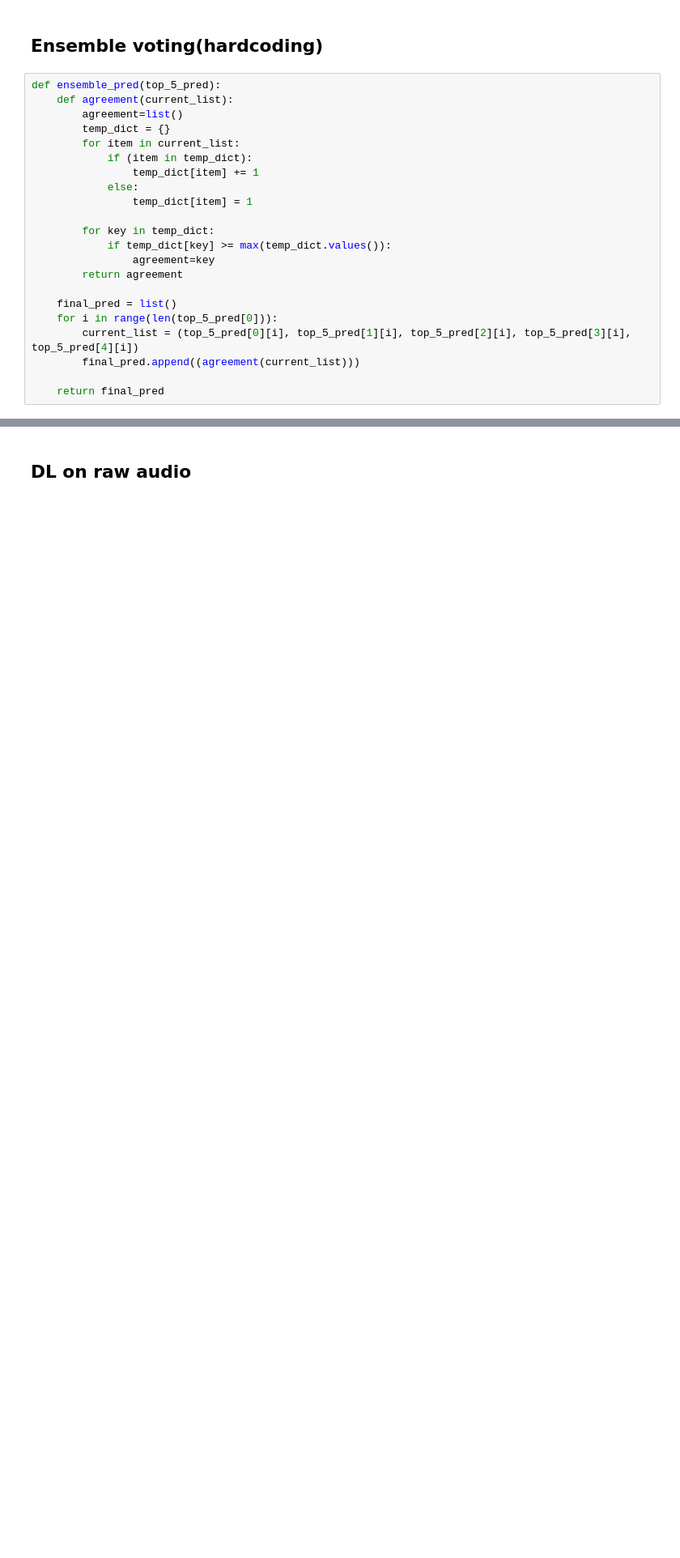
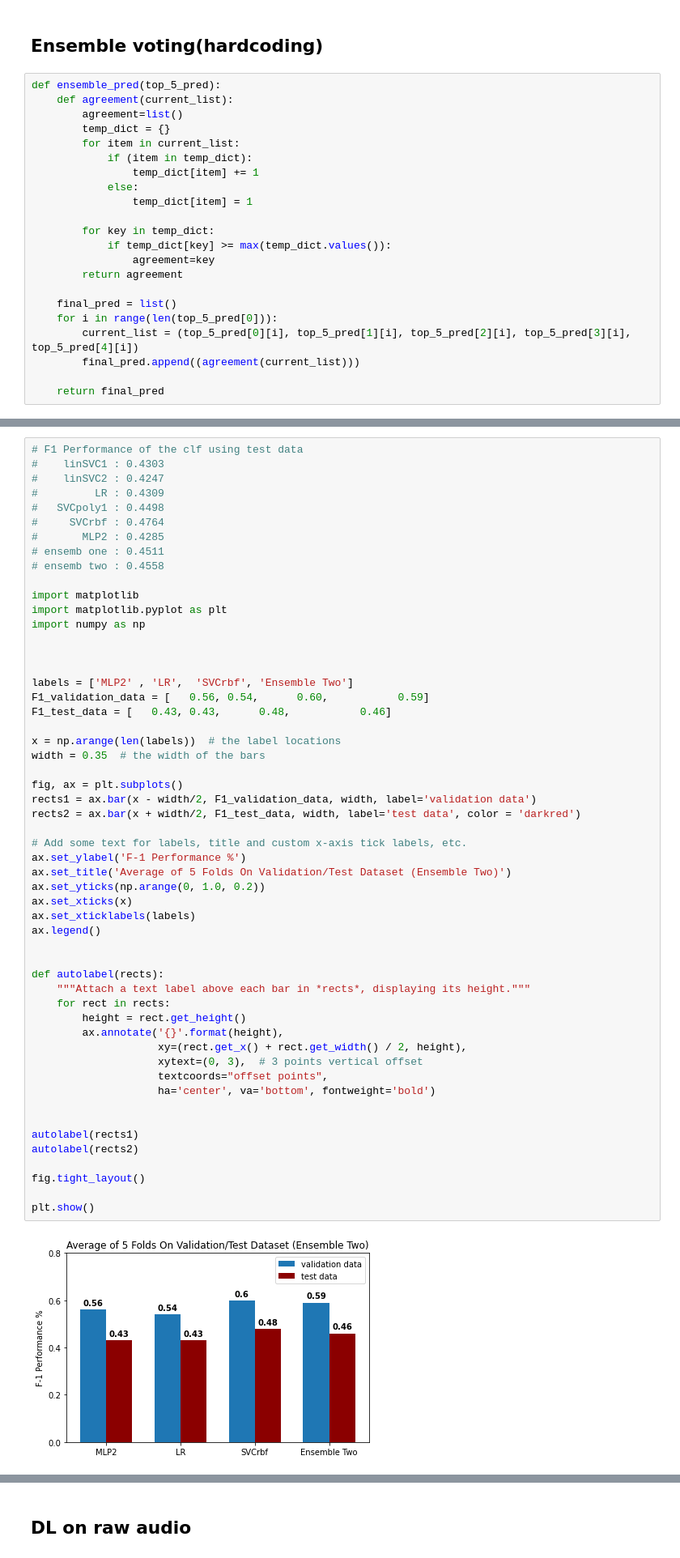
Before and after one commit to lucaspar/ds-project, a Jupyter notebook: code/src/baseline/baseline.ipynb, the cells around one changed output, grey strips where cells are left out. Shown at 81% size. Cells and saved outputs as stored; diff of their text form; blank space fills up the shorter version.

```diff
--- a/code/src/baseline/baseline.ipynb
+++ b/code/src/baseline/baseline.ipynb
@@ -809,0 +982,56 @@ Confusion Metrix of sklearn ensemble results with test data
+# %%
+# F1 Performance of the clf using test data
+#    linSVC1 : 0.4303
+#    linSVC2 : 0.4247
+#         LR : 0.4309
+#   SVCpoly1 : 0.4498
+#     SVCrbf : 0.4764
+#       MLP2 : 0.4285
+# ensemb one : 0.4511
+# ensemb two : 0.4558
+
+import matplotlib
+import matplotlib.pyplot as plt
+import numpy as np
+
+
+
+labels = ['MLP2' , 'LR',  'SVCrbf', 'Ensemble Two']
+F1_validation_data = [   0.56, 0.54,      0.60,           0.59]
+F1_test_data = [   0.43, 0.43,      0.48,           0.46]
+
+x = np.arange(len(labels))  # the label locations
+width = 0.35  # the width of the bars
+
+fig, ax = plt.subplots()
+rects1 = ax.bar(x - width/2, F1_validation_data, width, label='validation data')
+rects2 = ax.bar(x + width/2, F1_test_data, width, label='test data', color = 'darkred')
+
+# Add some text for labels, title and custom x-axis tick labels, etc.
+ax.set_ylabel('F-1 Performance %')
+ax.set_title('Average of 5 Folds On Validation/Test Dataset (Ensemble Two)')
+ax.set_yticks(np.arange(0, 1.0, 0.2))
+ax.set_xticks(x)
+ax.set_xticklabels(labels)
+ax.legend()
+
+
+def autolabel(rects):
+    """Attach a text label above each bar in *rects*, displaying its height."""
+    for rect in rects:
+        height = rect.get_height()
+        ax.annotate('{}'.format(height),
+                    xy=(rect.get_x() + rect.get_width() / 2, height),
+                    xytext=(0, 3),  # 3 points vertical offset
+                    textcoords="offset points",
+                    ha='center', va='bottom', fontweight='bold')
+
+
+autolabel(rects1)
+autolabel(rects2)
+
+fig.tight_layout()
+
+plt.show()
+# %% [output]
+[figure, added]
```
Also changed, not shown: parts of 37 cells of this notebook.
